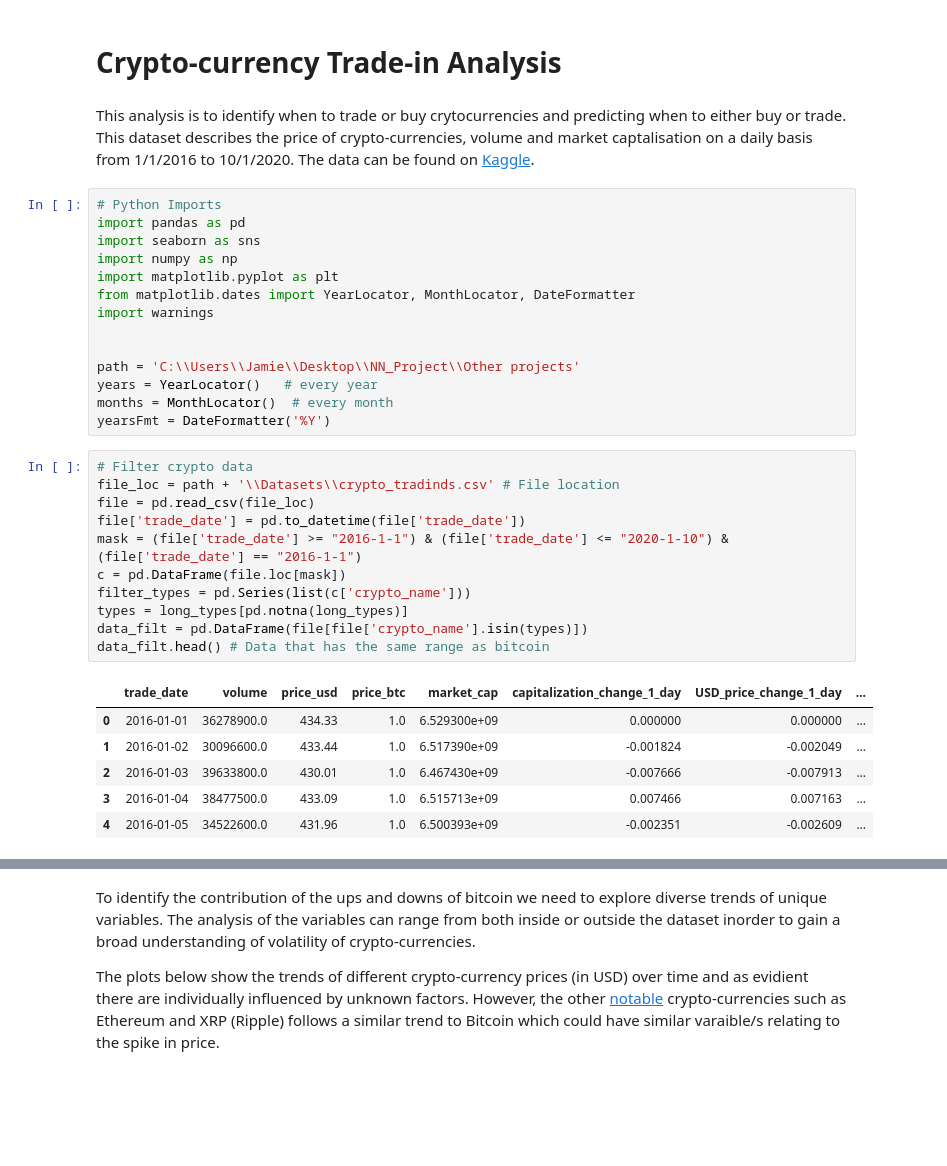
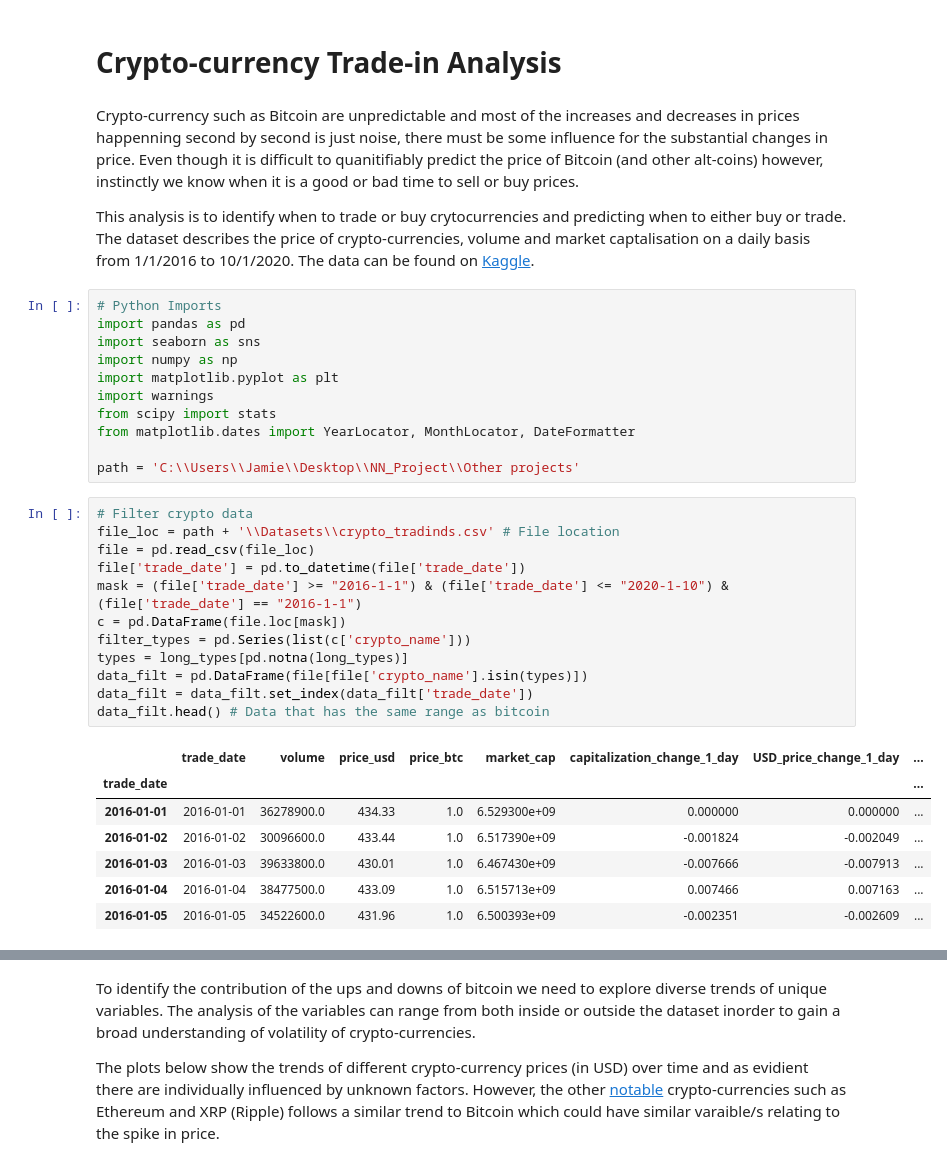
Before and after one commit to JHa568/Data-Analysis, a Jupyter notebook: 1. Crypto_trade-in/Crypto-Currency_trade-in.ipynb, the cells around one changed output, grey strips where cells are left out. Saved outputs shown, nothing was run; the diff lists cells and outputs as text; blank space fills up the shorter version.

```diff
--- a/1. Crypto_trade-in/Crypto-Currency_trade-in.ipynb
+++ b/1. Crypto_trade-in/Crypto-Currency_trade-in.ipynb
@@ -1,36 +1,37 @@
 # %% [markdown]
 # Crypto-currency Trade-in Analysis
 # %% [markdown]
-This analysis is to identify when to trade or buy crytocurrencies and predicting when to either buy or trade. This dataset describes the price of crypto-currencies, volume and market captalisation on a daily basis from 1/1/2016 to 10/1/2020. The data can be found on [Kaggle](https://www.kaggle.com/georgezakharov/historical-data-on-the-trading-of-cryptocurrencies).
+Crypto-currency such as Bitcoin are unpredictable and most of the increases and decreases in prices happenning second by second is just noise, there must be some influence for the substantial changes in price. Even though it is difficult to quanitifiably predict the price of Bitcoin (and other alt-coins) however, instinctly we know when it is a good or bad time to sell or buy prices.
+
+This analysis is to identify when to trade or buy crytocurrencies and predicting when to either buy or trade. The dataset describes the price of crypto-currencies, volume and market captalisation on a daily basis from 1/1/2016 to 10/1/2020. The data can be found on [Kaggle](https://www.kaggle.com/georgezakharov/historical-data-on-the-trading-of-cryptocurrencies).
 # %%
 # Python Imports
 import pandas as pd
 import seaborn as sns
 import numpy as np
 import matplotlib.pyplot as plt
+import warnings
+from scipy import stats
 from matplotlib.dates import YearLocator, MonthLocator, DateFormatter
-import warnings
-
 
 path = 'C:\\Users\\Jamie\\Desktop\\NN_Project\\Other projects'
-years = YearLocator()   # every year
-months = MonthLocator()  # every month
-yearsFmt = DateFormatter('%Y')
 # %%
 # Filter crypto data
 file_loc = path + '\\Datasets\\crypto_tradinds.csv' # File location
 file = pd.read_csv(file_loc)
 file['trade_date'] = pd.to_datetime(file['trade_date'])
 mask = (file['trade_date'] >= "2016-1-1") & (file['trade_date'] <= "2020-1-10") & (file['trade_date'] == "2016-1-1")
 c = pd.DataFrame(file.loc[mask])
 filter_types = pd.Series(list(c['crypto_name']))
 types = long_types[pd.notna(long_types)]
 data_filt = pd.DataFrame(file[file['crypto_name'].isin(types)])
+data_filt = data_filt.set_index(data_filt['trade_date'])
 data_filt.head() # Data that has the same range as bitcoin
 # %% [output]
 |  | trade_date | volume | price_usd | price_btc | market_cap | capitalization_change_1_day | USD_price_change_1_day | ... |
-| 0 | 2016-01-01 | 36278900.0 | 434.33 | 1.0 | 6.529300e+09 | 0.000000 | 0.000000 | ... |
-| 1 | 2016-01-02 | 30096600.0 | 433.44 | 1.0 | 6.517390e+09 | -0.001824 | -0.002049 | ... |
-| 2 | 2016-01-03 | 39633800.0 | 430.01 | 1.0 | 6.467430e+09 | -0.007666 | -0.007913 | ... |
-| 3 | 2016-01-04 | 38477500.0 | 433.09 | 1.0 | 6.515713e+09 | 0.007466 | 0.007163 | ... |
-| 4 | 2016-01-05 | 34522600.0 | 431.96 | 1.0 | 6.500393e+09 | -0.002351 | -0.002609 | ... |
+| trade_date |  |  |  |  |  |  |  | ... |
+| 2016-01-01 | 2016-01-01 | 36278900.0 | 434.33 | 1.0 | 6.529300e+09 | 0.000000 | 0.000000 | ... |
+| 2016-01-02 | 2016-01-02 | 30096600.0 | 433.44 | 1.0 | 6.517390e+09 | -0.001824 | -0.002049 | ... |
+| 2016-01-03 | 2016-01-03 | 39633800.0 | 430.01 | 1.0 | 6.467430e+09 | -0.007666 | -0.007913 | ... |
+| 2016-01-04 | 2016-01-04 | 38477500.0 | 433.09 | 1.0 | 6.515713e+09 | 0.007466 | 0.007163 | ... |
+| 2016-01-05 | 2016-01-05 | 34522600.0 | 431.96 | 1.0 | 6.500393e+09 | -0.002351 | -0.002609 | ... |
```
Also changed, not shown: parts of 7 cells of this notebook.
